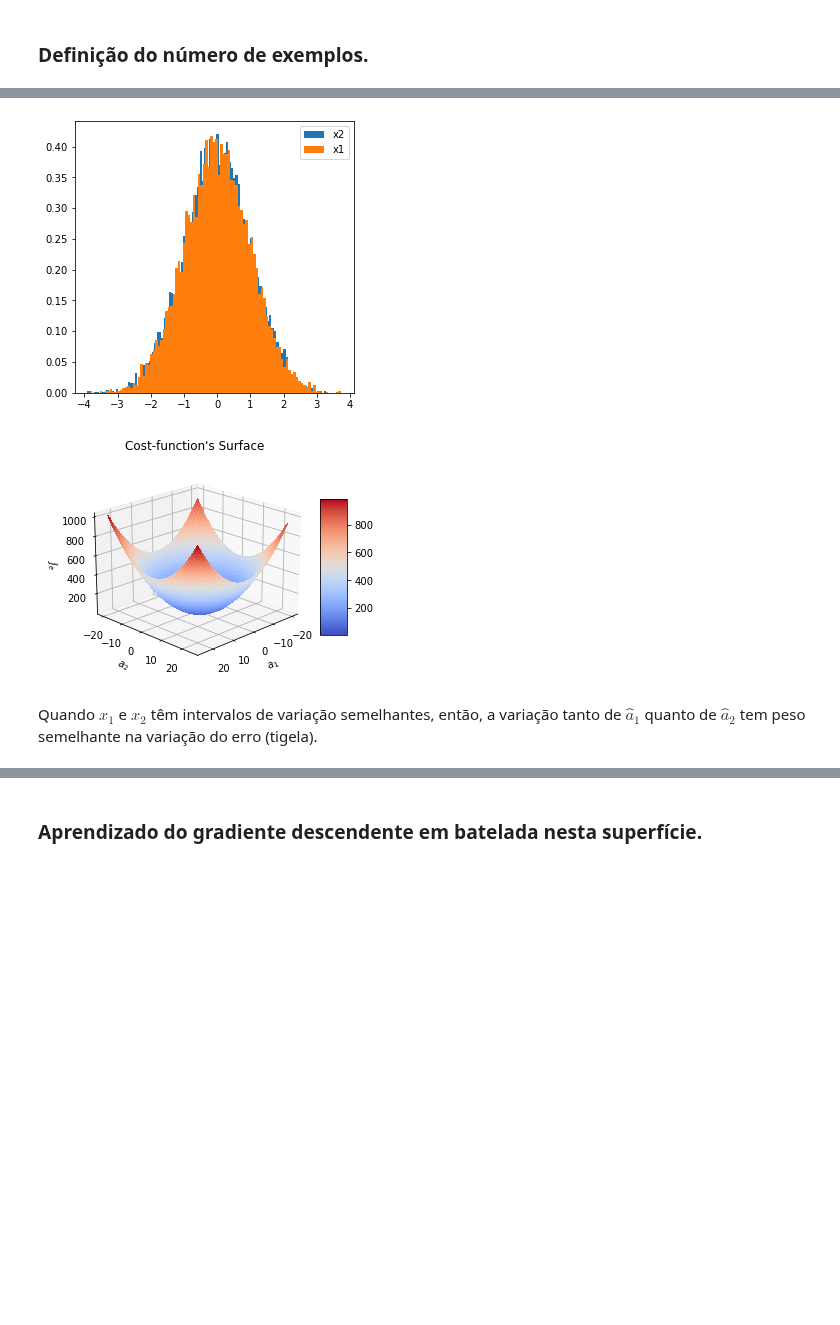
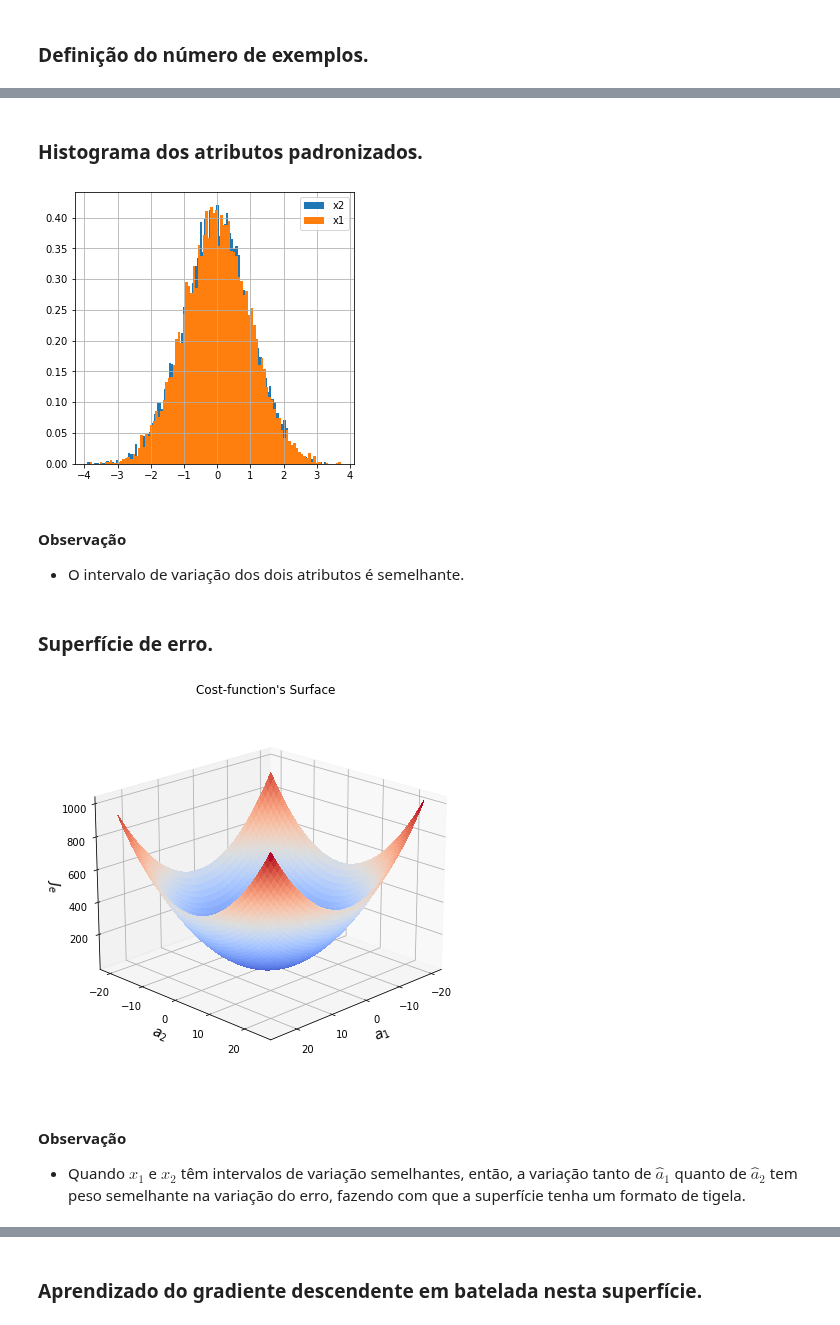
Before and after one commit to zz4fap/t319_aprendizado_de_maquina, a Jupyter notebook: notebooks/regression/escalonamento_de_atributos.ipynb, the cells around one changed output, grey strips where cells are left out. Saved outputs shown, nothing was run; the diff lists cells and outputs as text; code cells hidden in the pictures; blank space fills up the shorter version.

```diff
--- a/notebooks/regression/escalonamento_de_atributos.ipynb
+++ b/notebooks/regression/escalonamento_de_atributos.ipynb
@@ -286,5 +363,8 @@ x2 = np.random.randn(N, 1)
 # True model.
 y = x1 + x2
 
+# Noise.
+w = np.random.randn(N, 1)
+
 # Observable function.
-y_noisy = y + np.random.randn(N, 1)
+y_noisy = y + w
@@ -304,33 +389,43 @@ scaled_X = stdScaler.fit_transform(X)
 
 scaled_x1 = scaled_X[:,0].reshape(N,1)
 scaled_x2 = scaled_X[:,1].reshape(N,1)
+# %% [markdown]
+### Histograma dos atributos padronizados.
 # %%
 fig = plt.figure(figsize=(5,5))
 plt.hist(scaled_x1, bins=100, density=True, label='x2')
 plt.hist(scaled_x2, bins=100, density=True, label='x1')
 plt.legend()
-plt.savefig("hist_molde3.png", dpi=600)
+plt.grid()
+#plt.savefig("hist_molde3.png", dpi=600)
 plt.show()
 # %% [output]
-[figure, old version]
+[figure, new version]
+# %% [markdown]
+#### Observação
+
++ O intervalo de variação dos dois atributos é semelhante.
+# %% [markdown]
+### Superfície de erro.
 # %%
-J, A1, A2 = calculateErrorSurface(y_noisy, scaled_x1, scaled_x2)
+J, A1, A2 = calculateErrorSurface(scaled_x1, scaled_x2, y_noisy)
 
 # Plot cost-function surface.
-fig = plt.figure(figsize=(5,5))
-ax = fig.gca(projection='3d')
+fig = plt.figure(figsize=(7,7))
+plt.subplot(projection='3d')
+ax = fig.gca()
 surf = ax.plot_surface(A1, A2, J, cmap=cm.coolwarm, linewidth=0, antialiased=False)
-# Add a color bar which maps values to colors.
-fig.colorbar(surf, shrink=0.5, aspect=5)
-ax.set_xlabel('$a_1$')
-ax.set_ylabel('$a_2$')
-ax.set_zlabel('$J_e$');
+ax.set_xlabel('$a_1$', fontsize=14)
+ax.set_ylabel('$a_2$', fontsize=14)
+ax.set_zlabel('$J_e$', fontsize=14);
 plt.title('Cost-function\'s Surface')
 ax.view_init(20, 45)
-plt.savefig("error_surface_model3.png", dpi=600)
+#plt.savefig("error_surface_model3.png", dpi=600)
 #Show the plot.
 plt.show()
 # %% [output]
-[figure, old version]
+[figure, new version]
 # %% [markdown]
-Quando $x_1$ e $x_2$ têm intervalos de variação semelhantes, então, a variação tanto de $\hat{a}_1$ quanto de $\hat{a}_2$ tem peso semelhante na variação do erro (tigela).
+#### Observação
+
++ Quando $x_1$ e $x_2$ têm intervalos de variação semelhantes, então, a variação tanto de $\hat{a}_1$ quanto de $\hat{a}_2$ tem peso semelhante na variação do erro, fazendo com que a superfície tenha um formato de tigela.
```
Also changed, not shown: parts of 42 cells of this notebook, 11 other files.
